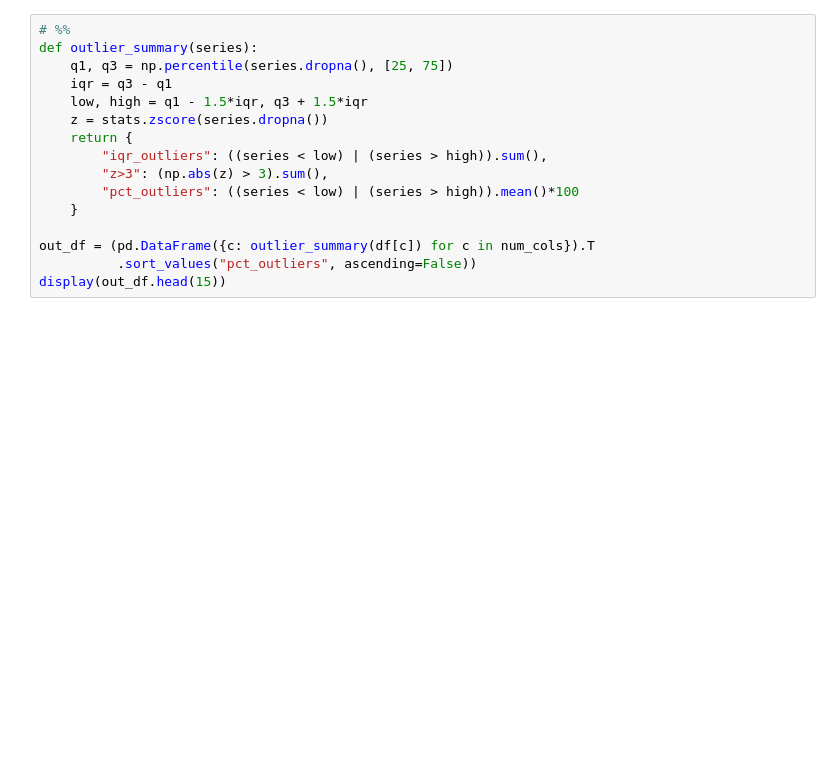
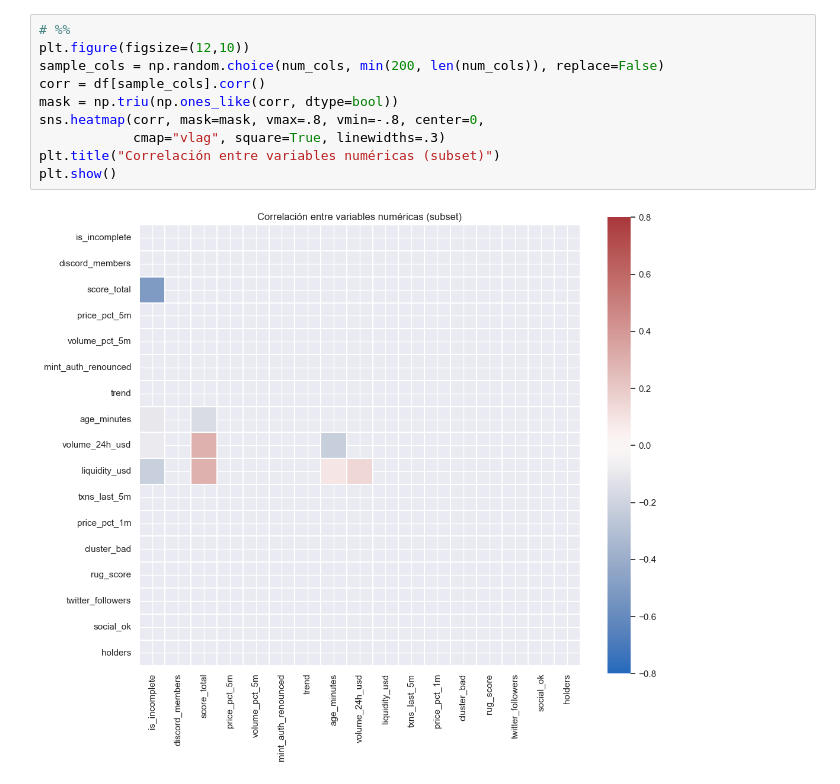
Before and after one commit to mudanzasalegre/memebot3, a Jupyter notebook: notebooks/00_TotalAnalysis.ipynb, the cells around one changed output. Saved outputs shown, nothing was run; the diff lists cells and outputs as text; blank space fills up the shorter version.

```diff
--- a/notebooks/00_TotalAnalysis.ipynb
+++ b/notebooks/00_TotalAnalysis.ipynb
@@ -72,17 +197,13 @@ plt.show()
 # %%
 # %%
-def outlier_summary(series):
-    q1, q3 = np.percentile(series.dropna(), [25, 75])
-    iqr = q3 - q1
-    low, high = q1 - 1.5*iqr, q3 + 1.5*iqr
-    z = stats.zscore(series.dropna())
-    return {
-        "iqr_outliers": ((series < low) | (series > high)).sum(),
-        "z>3": (np.abs(z) > 3).sum(),
-        "pct_outliers": ((series < low) | (series > high)).mean()*100
-    }
-
-out_df = (pd.DataFrame({c: outlier_summary(df[c]) for c in num_cols}).T
-          .sort_values("pct_outliers", ascending=False))
-display(out_df.head(15))
+plt.figure(figsize=(12,10))
+sample_cols = np.random.choice(num_cols, min(200, len(num_cols)), replace=False)
+corr = df[sample_cols].corr()
+mask = np.triu(np.ones_like(corr, dtype=bool))
+sns.heatmap(corr, mask=mask, vmax=.8, vmin=-.8, center=0,
+            cmap="vlag", square=True, linewidths=.3)
+plt.title("Correlación entre variables numéricas (subset)")
+plt.show()
+# %% [output]
+[figure, added]
 # %%
```
Also changed, not shown: parts of 14 cells of this notebook, 16 other files.
